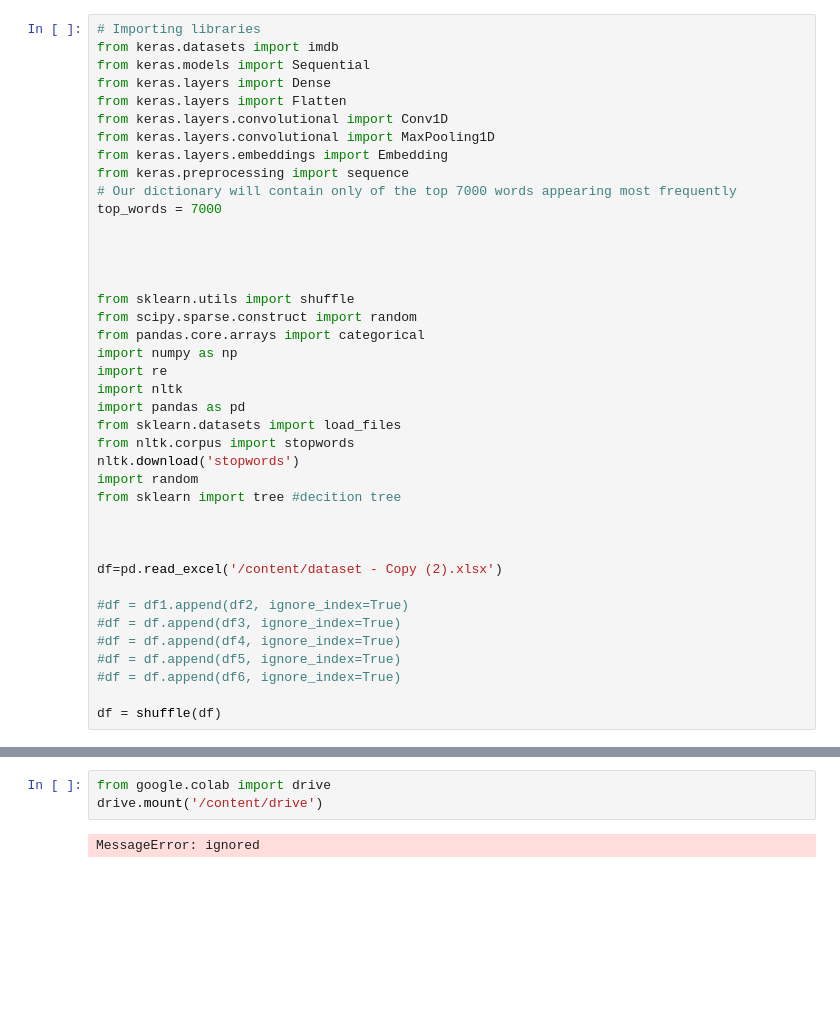
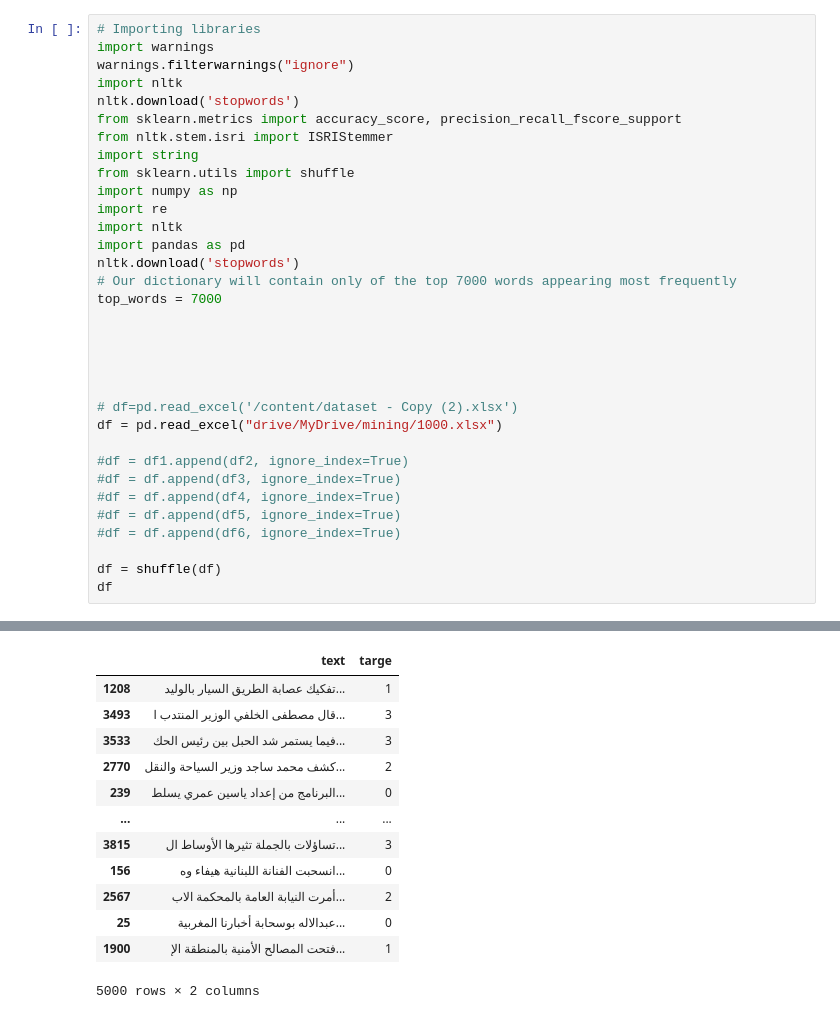
Before and after one commit to Mohamad-Dabbit/Mining---classification-in-Arabic-Article, a Jupyter notebook: CNN/Xlnet.ipynb, the cells around one changed output, grey strips where cells are left out. Cells and saved outputs as stored; diff of their text form; blank space fills up the shorter version.

```diff
--- a/CNN/Xlnet.ipynb
+++ b/CNN/Xlnet.ipynb
@@ -15,35 +24,27 @@ nltk.download('omw-1.4')
 # %%
 # Importing libraries
-from keras.datasets import imdb
-from keras.models import Sequential
-from keras.layers import Dense
-from keras.layers import Flatten
-from keras.layers.convolutional import Conv1D
-from keras.layers.convolutional import MaxPooling1D
-from keras.layers.embeddings import Embedding
-from keras.preprocessing import sequence
+import warnings
+warnings.filterwarnings("ignore")
+import nltk
+nltk.download('stopwords')
+from sklearn.metrics import accuracy_score, precision_recall_fscore_support
+from nltk.stem.isri import ISRIStemmer
+import string
+from sklearn.utils import shuffle
+import numpy as np
+import re
+import nltk
+import pandas as pd
+nltk.download('stopwords')
 # Our dictionary will contain only of the top 7000 words appearing most frequently
 top_words = 7000
 
 
 
 
-from sklearn.utils import shuffle
-from scipy.sparse.construct import random
-from pandas.core.arrays import categorical
-import numpy as np
-import re
-import nltk
-import pandas as pd
-from sklearn.datasets import load_files
-from nltk.corpus import stopwords
-nltk.download('stopwords')
-import random
-from sklearn import tree #decition tree
 
-
-
-df=pd.read_excel('/content/dataset - Copy (2).xlsx')
+# df=pd.read_excel('/content/dataset - Copy (2).xlsx')
+df = pd.read_excel("drive/MyDrive/mining/1000.xlsx")
 
 #df = df1.append(df2, ignore_index=True)
 #df = df.append(df3, ignore_index=True)
@@ -52,3 +53,5 @@ df=pd.read_excel('/content/dataset - Copy (2).xlsx')
 #df = df.append(df6, ignore_index=True)
 
 df = shuffle(df)
+df
+# %% [output]
@@ -55,5 +62,13 @@ df = shuffle(df)
+|  | text | targe |
+| 1208 | تفكيك عصابة الطريق السيار بالوليد... | 1 |
+| 3493 | قال مصطفى الخلفي الوزير المنتدب ا... | 3 |
+| 3533 | فيما يستمر شد الحبل بين رئيس الحك... | 3 |
+| 2770 | كشف محمد ساجد وزير السياحة والنقل... | 2 |
+| 239 | البرنامج من إعداد ياسين عمري يسلط... | 0 |
+| ... | ... | ... |
+| 3815 | تساؤلات بالجملة تثيرها الأوساط ال... | 3 |
+| 156 | انسحبت الفنانة اللبنانية هيفاء وه... | 0 |
+| 2567 | أمرت النيابة العامة بالمحكمة الاب... | 2 |
+| 25 | عبدالاله بوسحابة أخبارنا المغربية... | 0 |
+| 1900 | فتحت المصالح الأمنية بالمنطقة الإ... | 1 |
+5000 rows × 2 columns
-# %%
-from google.colab import drive
-drive.mount('/content/drive')
-# %% [output]
-MessageError: ignored
```
Also changed, not shown: parts of 13 cells of this notebook.
